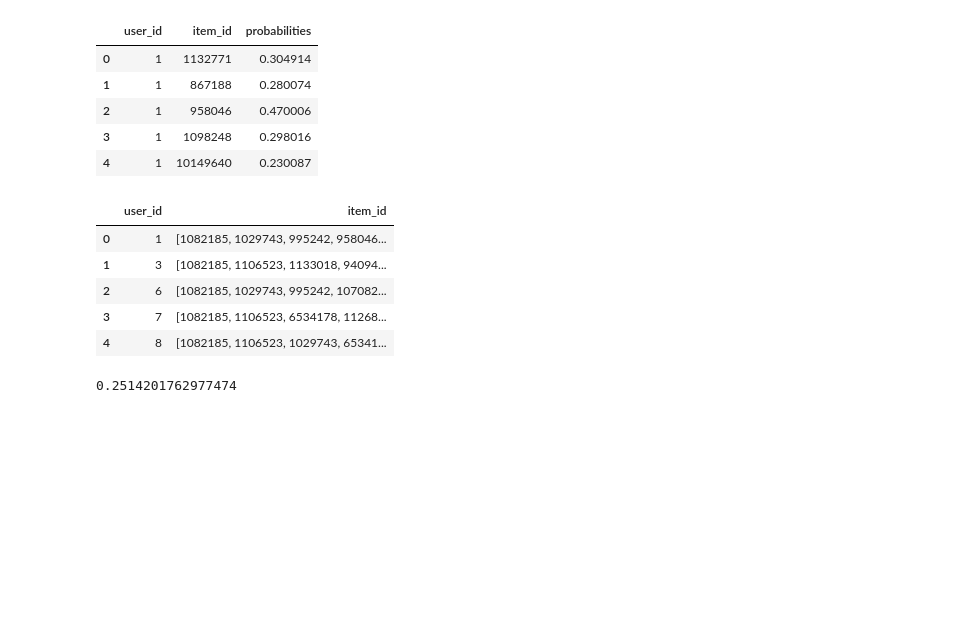
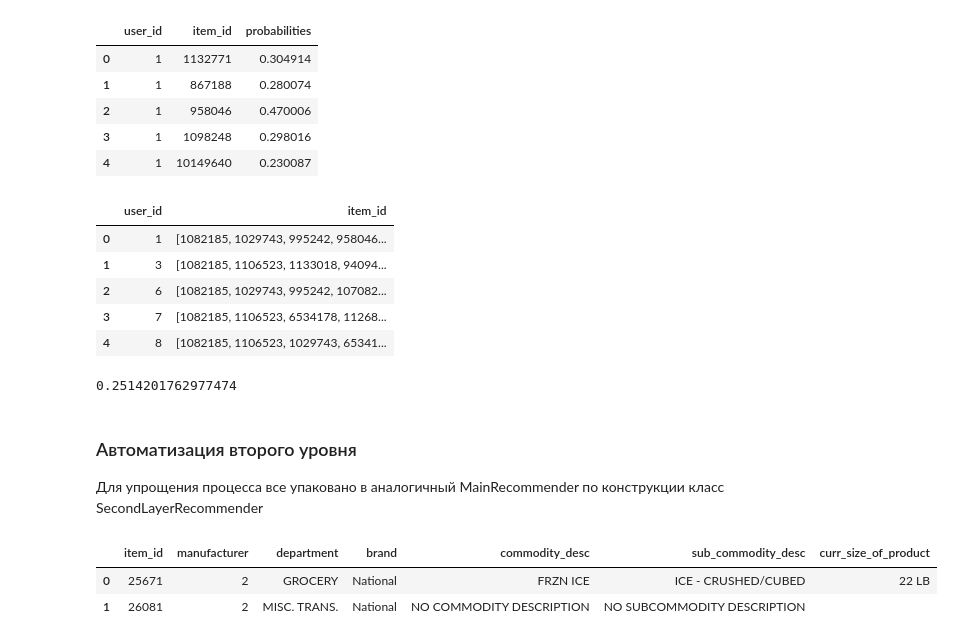
Before and after one commit to po-stas/RecSystems, a Jupyter notebook: lesson06/HW_6.ipynb, the cells around one changed output. Saved outputs shown, nothing was run; the diff lists cells and outputs as text; code cells hidden in the pictures; blank space fills up the shorter version.

Commit message:
Second Layer Model automated

```diff
--- a/lesson06/HW_6.ipynb
+++ b/lesson06/HW_6.ipynb
@@ -432,3 +431,6 @@ v_precision_at_k(test_result.item_id, result_lvl_2.actual).mean()
 # Но - поработать все-же придется )
 # Будем считать это бэйзлайном и прув оф концепт для двухуровневой модели
 # И займемся фильтрацией исходных интеракций, фиче-инжинирингом и тюнингом бустинга в конце-концов..
+# %% [markdown]
+### Автоматизация второго уровня
+Для упрощения процесса все упаковано в аналогичный MainRecommender по конструкции класс SecondLayerRecommender
@@ -434,0 +439,9 @@ v_precision_at_k(test_result.item_id, result_lvl_2.actual).mean()
+# %%
+item_features = pd.read_csv('data/product.csv')
+item_features.columns = [col.lower() for col in item_features.columns]
+item_features.rename(columns={'product_id': 'item_id'}, inplace=True)
+item_features.head(2)
+# %% [output]
+|  | item_id | manufacturer | department | brand | commodity_desc | sub_commodity_desc | curr_size_of_product |
+| 0 | 25671 | 2 | GROCERY | National | FRZN ICE | ICE - CRUSHED/CUBED | 22 LB |
+| 1 | 26081 | 2 | MISC. TRANS. | National | NO COMMODITY DESCRIPTION | NO SUBCOMMODITY DESCRIPTION |  |
```
Also changed, not shown: parts of 16 cells of this notebook, 10 other files.
